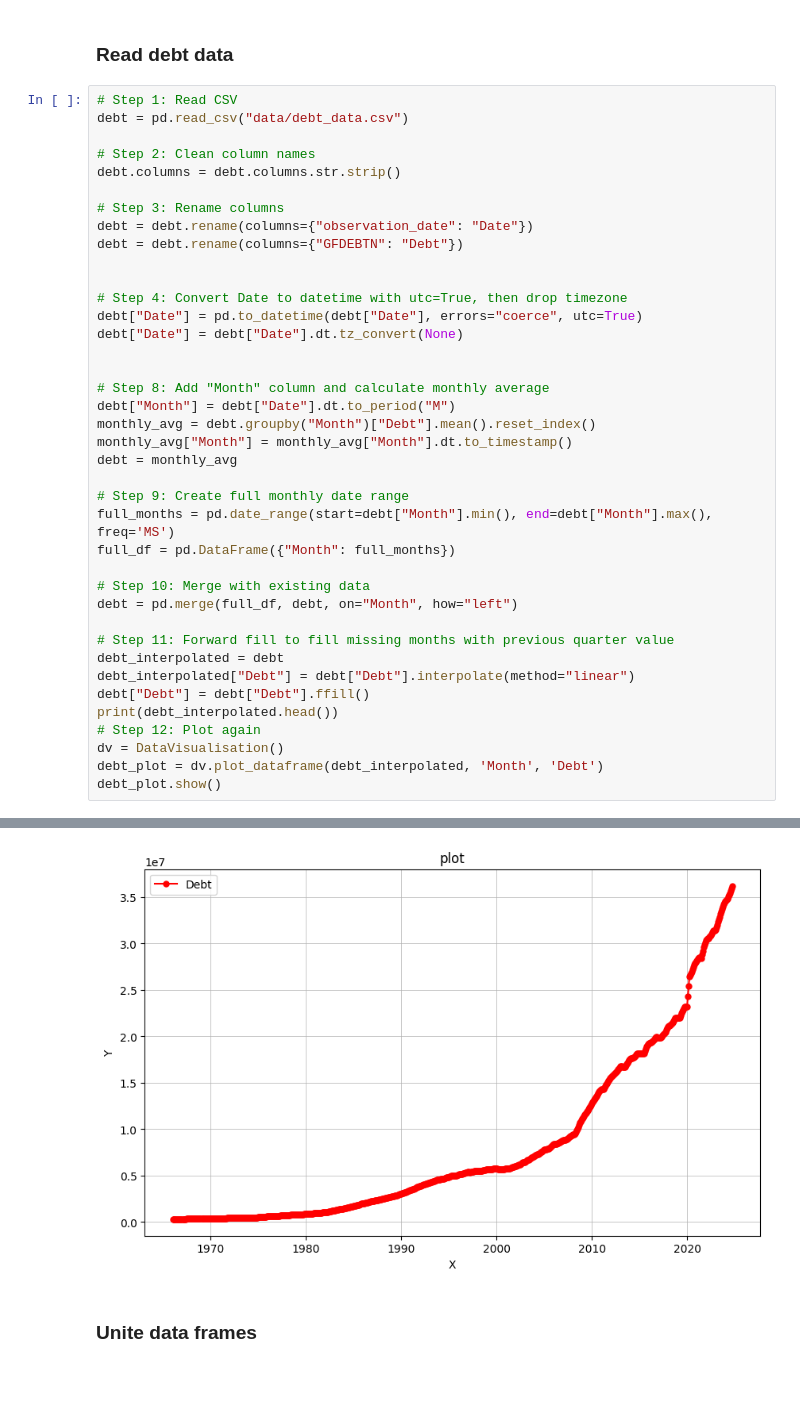
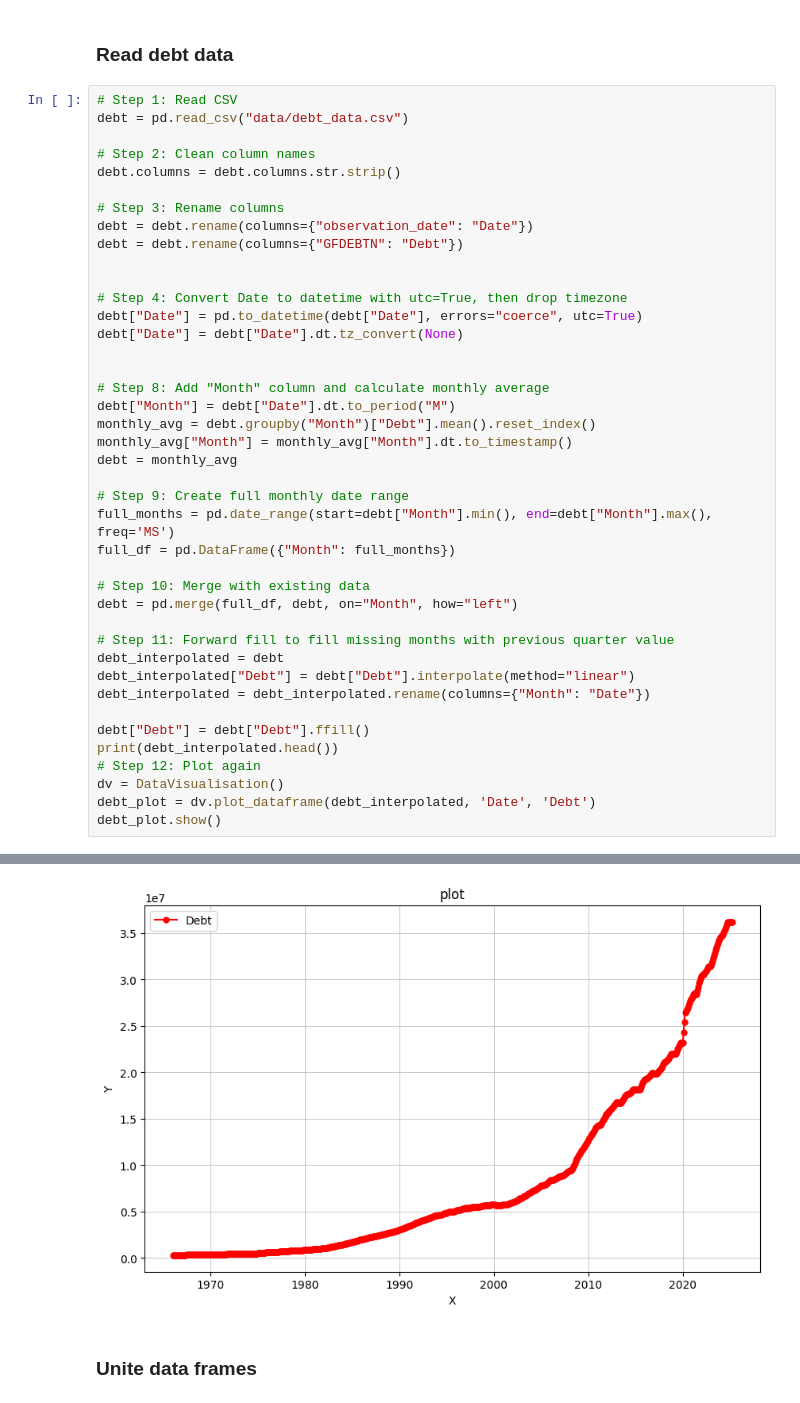
Before and after one commit to Illia-Andrieiev/CourseWork, a Jupyter notebook: main.ipynb, the cells around one changed output, grey strips where cells are left out. Cells and saved outputs as stored; diff of their text form.

```diff
--- a/main.ipynb
+++ b/main.ipynb
@@ -317,10 +328,12 @@ debt = pd.merge(full_df, debt, on="Month", how="left")
 # Step 11: Forward fill to fill missing months with previous quarter value
 debt_interpolated = debt
 debt_interpolated["Debt"] = debt["Debt"].interpolate(method="linear")
+debt_interpolated = debt_interpolated.rename(columns={"Month": "Date"})
+
 debt["Debt"] = debt["Debt"].ffill()
 print(debt_interpolated.head())
 # Step 12: Plot again
 dv = DataVisualisation()
-debt_plot = dv.plot_dataframe(debt_interpolated, 'Month', 'Debt')
+debt_plot = dv.plot_dataframe(debt_interpolated, 'Date', 'Debt')
 debt_plot.show()
 # %% [output]
@@ -328,9 +341,9 @@ debt_plot.show()
 0 1966-01-01  320999.000000
 1 1966-02-01  319365.000000
 2 1966-03-01  317731.000000
 3 1966-04-01  316097.000000
 4 1966-05-01  318980.666667
-[figure, old version]
+[figure, new version]
 # %% [markdown]
 ### Unite data frames
 # %%
```
Also changed, not shown: parts of 11 cells of this notebook, 4 other files.
